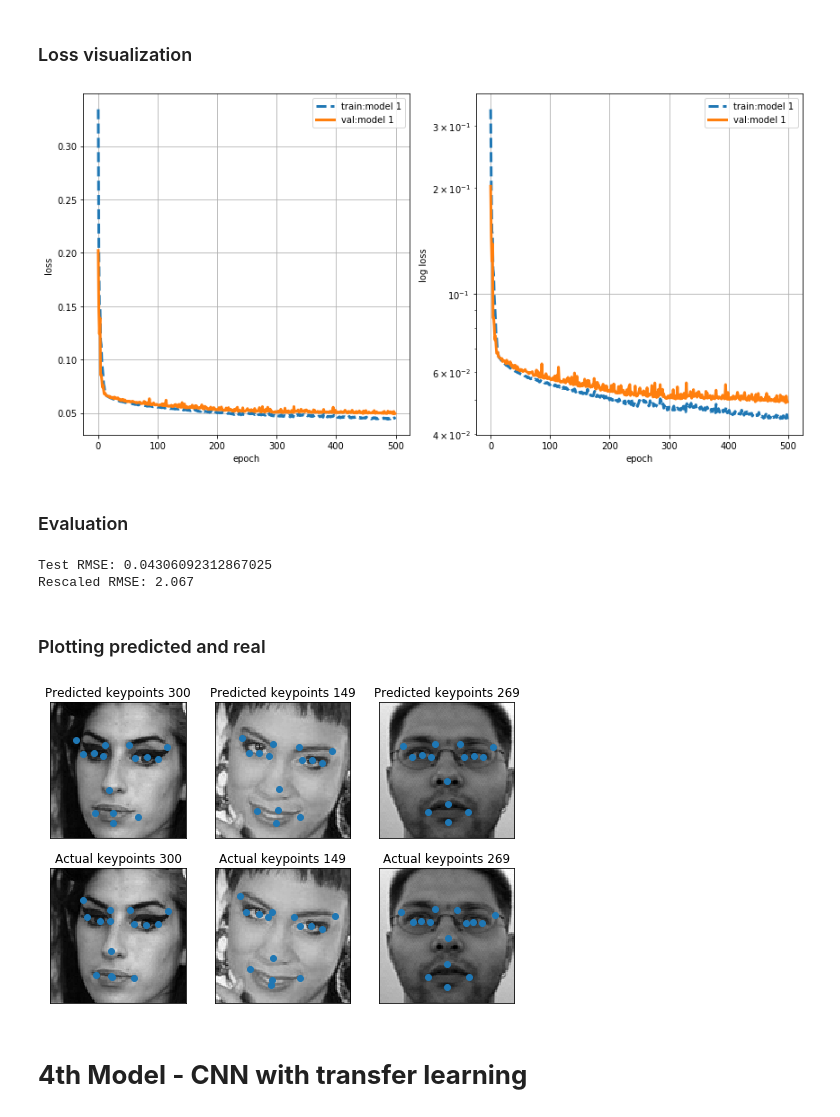
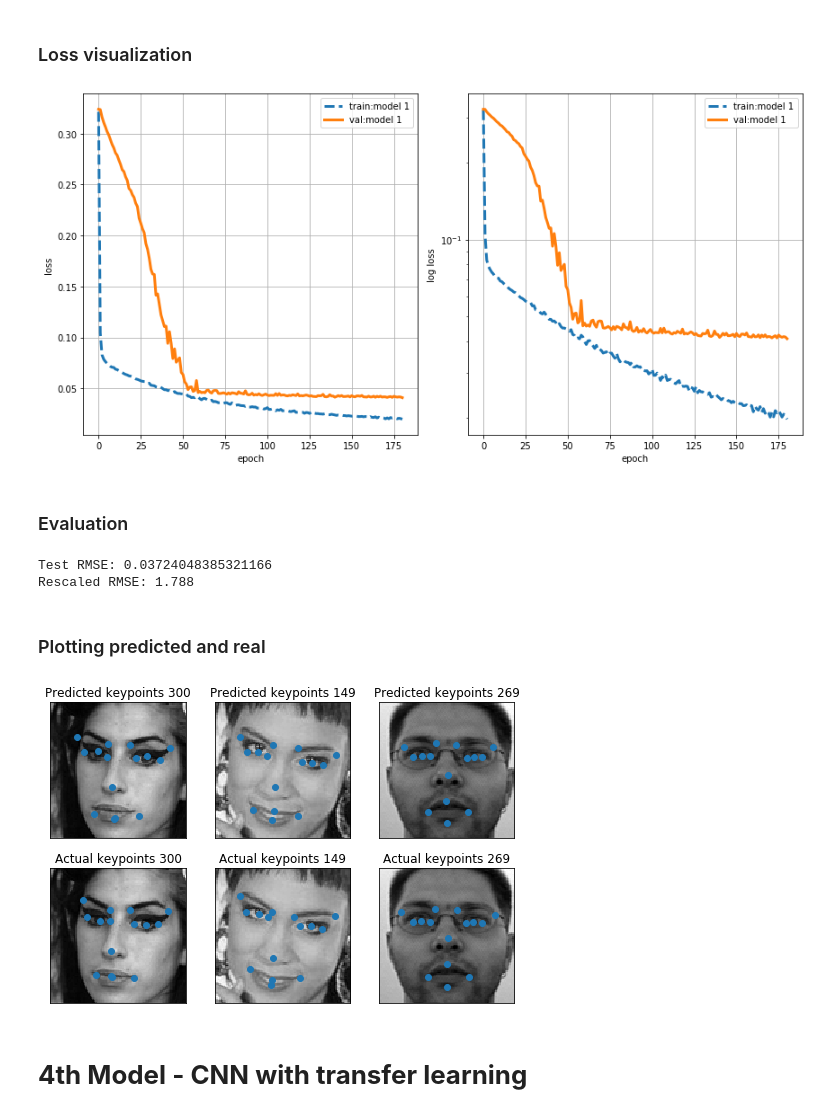
Before and after one commit to blawok/Facial_Keypoints, a Jupyter notebook: facial_keypoint_detection.ipynb, the cells around one changed output. Cells and saved outputs as stored; diff of their text form; code cells hidden in the pictures.

Commit message:
First CNN with RMSE 1.78

```diff
--- a/facial_keypoint_detection.ipynb
+++ b/facial_keypoint_detection.ipynb
@@ -329,66 +330,58 @@ X_test = X_test.reshape(-1,96,96,1)
 # %%
 class myCallback(Callback):
   def on_epoch_end(self, epoch, logs={}):
-    if(logs.get('loss') < 0.001):
+    if(logs.get('val_loss') < 0.04 or logs.get('loss') < 0.02):
       print("\nReached target loss so cancelling training!")
       self.model.stop_training = True
+    if epoch % 10 == 1:
+      print(f"Epoch {epoch}")
+      print(f"Loss :{logs.get('loss')} -- Val Loss: {logs.get('val_loss')}")
+      print(f"")
 
 callbacks = myCallback()
 # %%
 model = Sequential([
   Conv2D(32, (3,3), padding='same', use_bias=False, input_shape=(96,96,1)),
   LeakyReLU(alpha = 0.1),
-  BatchNormalization(),
 
   Conv2D(32, (3,3), padding='same', use_bias=False),
   LeakyReLU(alpha = 0.1),
-  BatchNormalization(),
   MaxPool2D(pool_size=(2, 2)),
 
   Conv2D(64, (3,3), padding='same', use_bias=False),
   LeakyReLU(alpha = 0.1),
-  BatchNormalization(),
 
   Conv2D(64, (3,3), padding='same', use_bias=False),
   LeakyReLU(alpha = 0.1),
-  BatchNormalization(),
   MaxPool2D(pool_size=(2, 2)),
 
   Conv2D(96, (3,3), padding='same', use_bias=False),
   LeakyReLU(alpha = 0.1),
-  BatchNormalization(),
 
   Conv2D(96, (3,3), padding='same', use_bias=False),
   LeakyReLU(alpha = 0.1),
-  BatchNormalization(),
   MaxPool2D(pool_size=(2, 2)),
 
   Conv2D(128, (3,3),padding='same', use_bias=False),
-  # BatchNormalization(),
   LeakyReLU(alpha = 0.1),
   BatchNormalization(),
 
   Conv2D(128, (3,3),padding='same', use_bias=False),
   LeakyReLU(alpha = 0.1),
-  BatchNormalization(),
   MaxPool2D(pool_size=(2, 2)),
 
   Conv2D(256, (3,3),padding='same',use_bias=False),
   LeakyReLU(alpha = 0.1),
-  BatchNormalization(),
 
   Conv2D(256, (3,3),padding='same',use_bias=False),
   LeakyReLU(alpha = 0.1),
-  BatchNormalization(),
   MaxPool2D(pool_size=(2, 2)),
 
   Conv2D(512, (3,3), padding='same', use_bias=False),
   LeakyReLU(alpha = 0.1),
-  BatchNormalization(),
 
   Conv2D(512, (3,3), padding='same', use_bias=False),
   LeakyReLU(alpha = 0.1),
-  BatchNormalization(),
 
   Flatten(),
   Dense(512,activation='relu'),
@@ -425,10 +423,10 @@ model.compile(loss = root_mean_squared_error,
 # %%
 hist_cnn = model.fit(X_train,
                      y_train,
-                     epochs=500,
+                     epochs=600,
                      batch_size=128,
                      validation_split=0.1,
-                     verbose = 1,
+                     verbose = 0,
                      callbacks=[callbacks]
                      )
 # %% [output]
@@ -455,36 +455,36 @@ Epoch 500/500
 import matplotlib.pyplot as plt
 %matplotlib inline
 
 def plot_loss(hist,name,plt):
 
     loss = hist['loss']
     val_loss = hist['val_loss']
 
     plt.plot(loss,"--", linewidth=3, label="train:"+name)
     plt.plot(val_loss, linewidth=3, label="val:"+name)
 
 plt.figure(figsize=(12,6))
 
 plt.subplot(1, 2, 1)
-plot_loss(hist_mlp.history,"model 1",plt)
+plot_loss(hist_cnn.history,"model 1",plt)
 plt.legend()
 plt.grid()
 plt.xlabel("epoch")
 plt.ylabel("loss")
 
 plt.subplot(1, 2, 2)
-plot_loss(hist_mlp.history,"model 1",plt)
+plot_loss(hist_cnn.history,"model 1",plt)
 plt.legend()
 plt.grid()
 plt.yscale("log")
 plt.xlabel("epoch")
 plt.ylabel("log loss")
 
 plt.tight_layout()
 # plt.savefig('drive/My Drive/CNN_loss.png', bbox_inches='tight')
 plt.show()
 # %% [output]
-[figure, old version]
+[figure, new version]
 # %% [markdown]
 ### Evaluation
 # %%
@@ -493,8 +493,8 @@ print('Test RMSE:', score)
 # print('Test MAE:', score[1])
 print('Rescaled RMSE:', round(score*48, 3))
 # %% [output]
-Test RMSE: 0.04306092312867025
-Rescaled RMSE: 2.067
+Test RMSE: 0.03724048385321166
+Rescaled RMSE: 1.788
 # %%
 y_eval = model.predict(X_test)
 # %% [markdown]
@@ -533,7 +533,7 @@ plt.tight_layout()
 # plt.savefig('drive/My Drive/CNN_faces_test_eval.png', bbox_inches='tight')
 plt.show()
 # %% [output]
-[figure, old version]
+[figure, new version]
 # %%
 model.save('cnn_rmse_2_03.h5')
 # %% [markdown]
```
Also changed, not shown: parts of 6 cells of this notebook.
